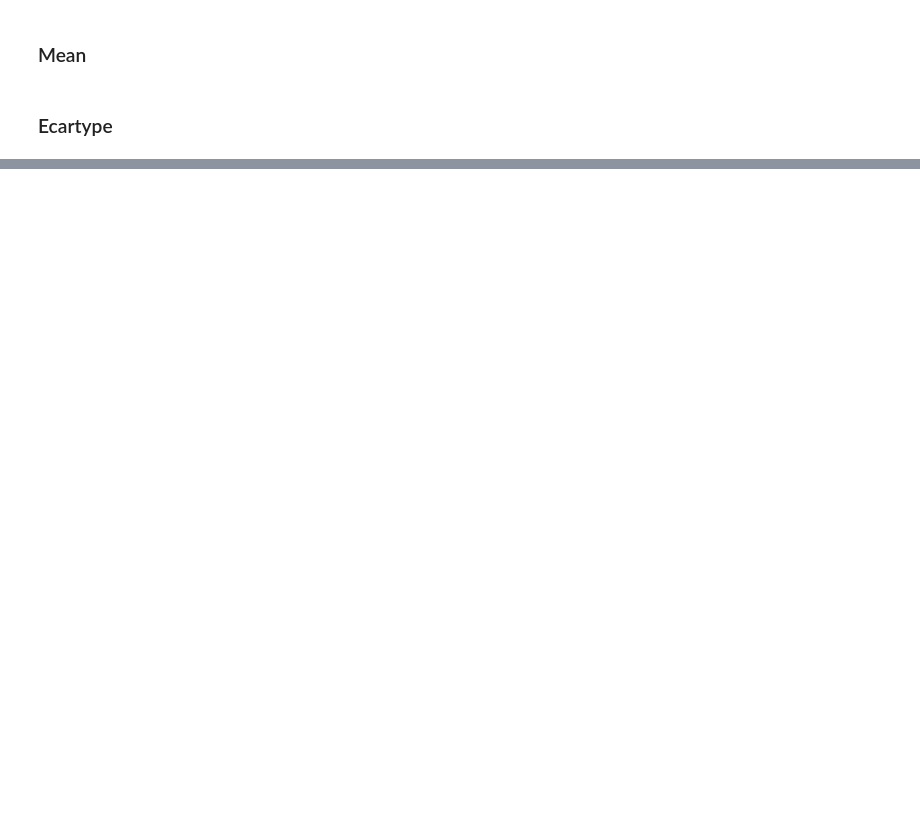
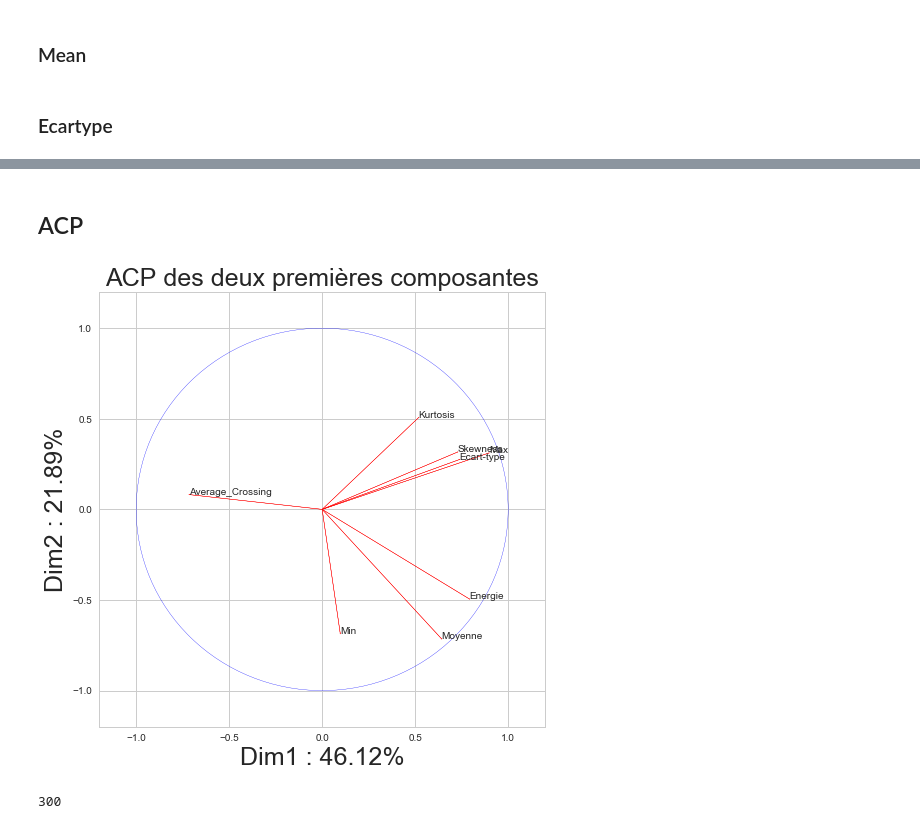
Before and after one commit to PaulCharnay/Projet_Anomalies, a Jupyter notebook: Features .ipynb, the cells around one changed output, grey strips where cells are left out. Drawn from its saved outputs; the diff is of its cells as text; code cells hidden in the pictures; blank space fills up the shorter version.

```diff
--- a/Features .ipynb
+++ b/Features .ipynb
@@ -128,0 +148,2 @@ listestd = [np.std(liste["FF_1"]) for liste in liste_comp]
+# %%
+listeEnergy = [sum(liste["FF_1"]**2)/len(liste["FF_1"]) for liste in liste_comp]
@@ -128,0 +155,2 @@ listestd = [np.std(liste["FF_1"]) for liste in liste_comp]
+# %%
+listeAverageCross = [sum(1*(liste["FF_1"] > np.mean(liste["FF_1"])))/len(liste["FF_1"]) for liste in liste_comp]
@@ -128,0 +163,3 @@ listestd = [np.std(liste["FF_1"]) for liste in liste_comp]
+# %%
+dico = {"Min": listeMin, "Max": listeMax, "Moyenne": listeMean, "Ecart-type": listeStd, "Skewness" : listeSkewness, "Kurtosis": listeKurtosis, "Energie": listeEnergy, "Average_Crossing": listeAverageCross}
+DataFeatures = pd.DataFrame(dico)
@@ -128,0 +187,25 @@ listestd = [np.std(liste["FF_1"]) for liste in liste_comp]
+# %% [markdown]
+## ACP
+# %%
+pca = sd.PCA()
+data = DataFeatures[["Min","Max","Moyenne","Ecart-type","Skewness","Kurtosis","Energie", "Average_Crossing"]]
+C = pca.fit_transform(sp.scale(data))
+# %%
+# coordonnées des variables
+coord1=pca.components_[0]*np.sqrt(pca.explained_variance_[0])
+coord2=pca.components_[1]*np.sqrt(pca.explained_variance_[1])
+fig = plt.figure(figsize=(8,8))
+ax = fig.add_subplot(1, 1, 1)
+for i, j, nom in zip(coord1,coord2, data.columns):
+    plt.text(i, j, nom)
+    plt.arrow(0,0,i,j,color='r')
+plt.axis((-1.2,1.2,-1.2,1.2))
+# cercle
+c=plt.Circle((0,0), radius=1, color='b', fill=False)
+ax.add_patch(c)
+ax.set_xlabel("Dim1 : " + str(round(pca.explained_variance_ratio_[:10][0]*100,2))+ "%" ,size=25)
+ax.set_ylabel("Dim2 : " + str(round(pca.explained_variance_ratio_[:10][1]*100,2)) + "%",size=25)
+ax.set_title("ACP des deux premières composantes",size=25)
+plt.show()
+# %% [output]
+[figure, added]
@@ -128,0 +244,4 @@ listestd = [np.std(liste["FF_1"]) for liste in liste_comp]
+# %%
+len(liste_appr)
+# %% [output]
+300
```
Also changed, not shown: parts of 40 cells of this notebook.
